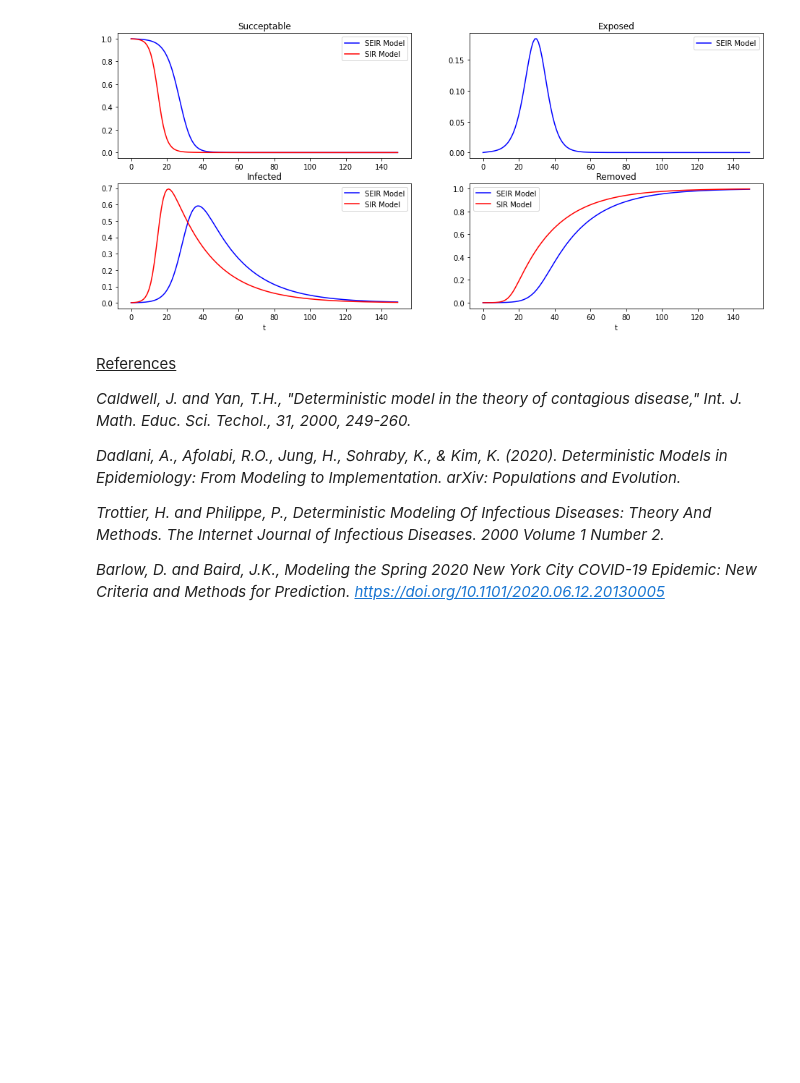
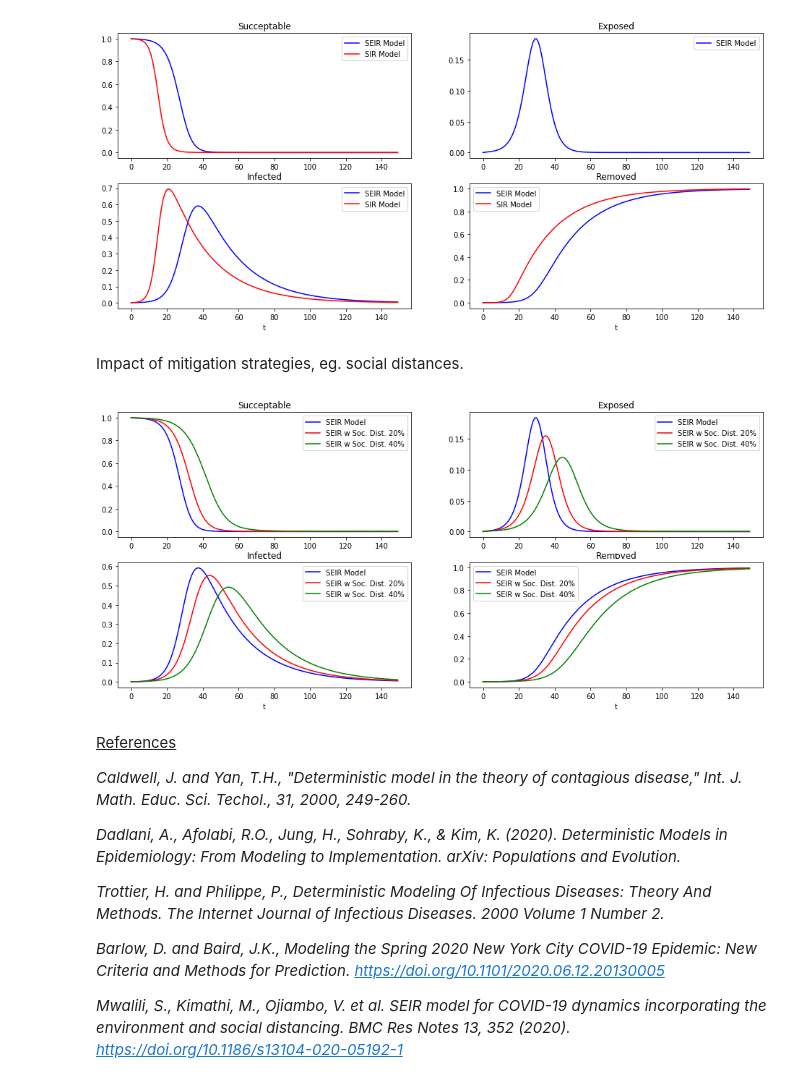
Before and after one commit to samroon2/math_models, a Jupyter notebook: deterministic_modelling_of_contagious_disease.ipynb, the cells around one changed output. Cells and saved outputs as stored; diff of their text form; code cells hidden in the pictures; blank space fills up the shorter version.

```diff
--- a/deterministic_modelling_of_contagious_disease.ipynb
+++ b/deterministic_modelling_of_contagious_disease.ipynb
@@ -434,6 +434,47 @@ ax4.legend(loc='best')
 plt.show()
 # %% [output]
 [figure]
+# %% [markdown]
+Impact of mitigation strategies, eg. social distances.
+# %%
+def sire_sd_disease_model(x, t):
+    S = x[0] # Succeptable
+    E = x[1] # Exposed
+    I = x[2] # Infected
+    R = x[3] # Removed/Recovered
+    dSdt = -(1 - sd) * beta * S * I
+    dEdt = (1 - sd) * (beta * S * I) - (alpha * E)
+    dIdt = (alpha * E) - (gamma * I)
+    dRdt = gamma * I
+    return [dSdt, dEdt, dIdt, dRdt]
+# %%
+beta = 4.95e-4 # Infection rate
+gamma = 0.04419 # Removal / recovery
+alpha = 1/3 # 1/(3 days) latent/incubation period
+sd = 0.2
+
+# Our initial conditions: 999 succeptable, 1 infected, 0 removed.
+x0 = [999, 0, 1, 0]
+
+t = range(150)
+sire_sd_res = odeint(sire_sd_disease_model, x0, t)
+sire_res = odeint(sire_disease_model, x0, t)
+
+sd = 0.4
+sire_sd_res_2 = odeint(sire_sd_disease_model, x0, t)
+
+f, ((ax1, ax2), (ax3, ax4)) = plt.subplots(2, 2, figsize=(16,7))
+titles = ['Succeptable', 'Exposed','Infected','Removed']
+for i, ax in enumerate([ax1, ax2, ax3, ax4]):
+    ax.plot(t,sire_res[:,i] * (1/1000),'b-', label='SEIR Model')
+    ax.plot(t,sire_sd_res[:,i] * (1/1000),'r-', label='SEIR w Soc. Dist. 20%')
+    ax.plot(t,sire_sd_res_2[:,i] * (1/1000),'g-', label='SEIR w Soc. Dist. 40%')
+    ax.set_title(titles[i])
+    ax.set_xlabel('t')
+    ax.legend(loc='best')
+plt.show()
+# %% [output]
+[figure, added]
 # %% [markdown]
 <u>References</u>
 
@@ -444,3 +485,5 @@ _Dadlani, A., Afolabi, R.O., Jung, H., Sohraby, K., & Kim, K. (2020). Determinis
 _Trottier, H. and Philippe, P., Deterministic Modeling Of Infectious Diseases: Theory And Methods. The Internet Journal of Infectious Diseases. 2000 Volume 1 Number 2._
 
 _Barlow, D. and Baird, J.K., Modeling the Spring 2020 New York City COVID-19 Epidemic: New Criteria and Methods for Prediction. https://doi.org/10.1101/2020.06.12.20130005_
+
+_Mwalili, S., Kimathi, M., Ojiambo, V. et al. SEIR model for COVID-19 dynamics incorporating the environment and social distancing. BMC Res Notes 13, 352 (2020). https://doi.org/10.1186/s13104-020-05192-1_
```
